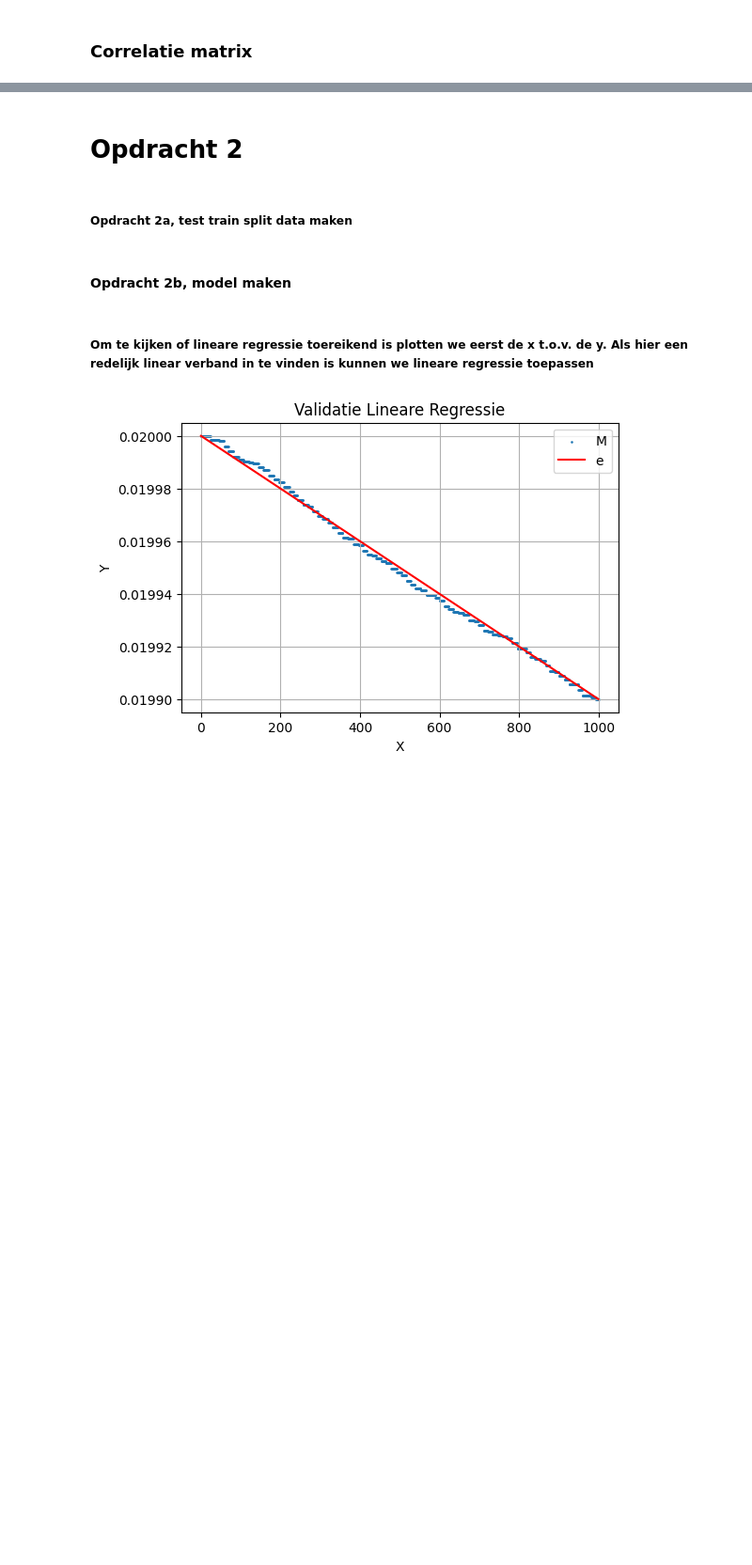
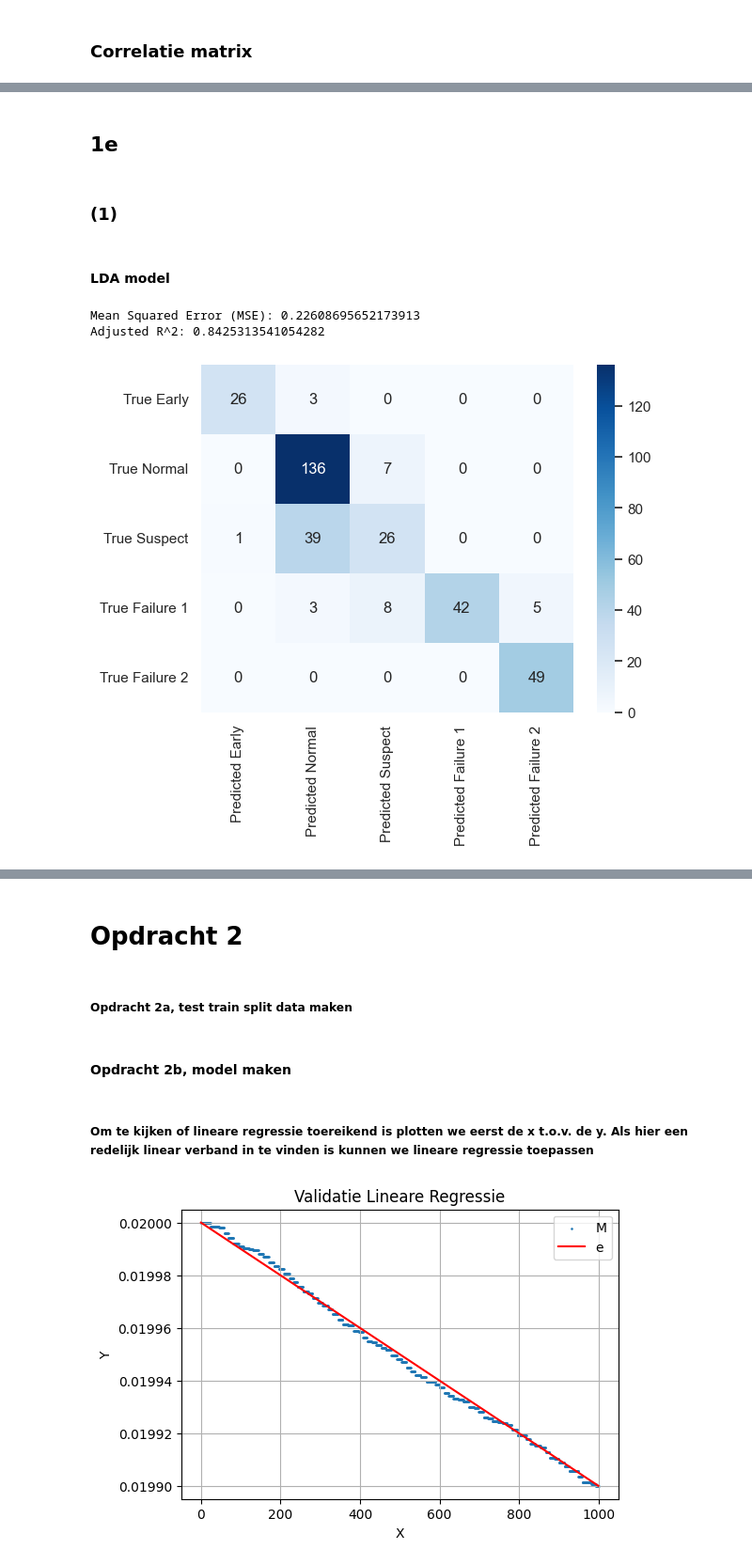
Before and after one commit to luukhfontys/Datascience-eindopdracht, a Jupyter notebook: DS Eindopdracht.ipynb, the cells around one changed output, grey strips where cells are left out. Shown at 94% size. Cells and saved outputs as stored; diff of their text form; code cells hidden in the pictures; blank space fills up the shorter version.

```diff
--- a/DS Eindopdracht.ipynb
+++ b/DS Eindopdracht.ipynb
@@ -254,0 +323,35 @@ for column in columns_with_y:
+# %% [markdown]
+## 1e
+# %% [markdown]
+### (1)
+# %%
+X = dataset[['mean_y', 'std_y', 'rms_y', 'variance_y', 'spectral_flatness_y', 'sample_entropy_y', 'kurtosis_y', 'crest_factor_y']]
+y = dataset['b4_state']
+
+X_train, X_test, y_train, y_test = train_test_split(X, y, test_size=0.2, random_state=42)
+# %%
+def confusion_matrix_plot(y_test, y_pred):
+    conf_matrix = confusion_matrix(y_test, y_pred)
+    sns.heatmap(conf_matrix, annot=True, fmt='d', cmap='Blues', xticklabels=['Predicted Early', 'Predicted Normal', 'Predicted Suspect', 'Predicted Failure 1', 'Predicted Failure 2'], yticklabels=['True Early', 'True Normal', 'True Suspect', 'True Failure 1', 'True Failure 2'])
+# %% [markdown]
+#### LDA model
+# %%
+n = len(y_test)
+lda = LinearDiscriminantAnalysis()
+lda.fit(X_train, y_train)
+y_pred = lda.predict(X_test)
+mse = mean_squared_error(y_test, y_pred)
+r2 = r2_score(y_test, y_pred)
+
+p = X_test.shape[1]
+r2_adj = 1 - (1 - r2) * (n - 1) / (n - p - 1)
+
+# Print results
+print(f"Mean Squared Error (MSE): {mse}")
+print(f"Adjusted R^2: {r2_adj}")
+
+confusion_matrix_plot(y_test, y_pred)
+# %% [output]
+Mean Squared Error (MSE): 0.22608695652173913
+Adjusted R^2: 0.8425313541054282
+[figure, added]
```
Also changed, not shown: parts of 18 cells of this notebook, 2 other files.
